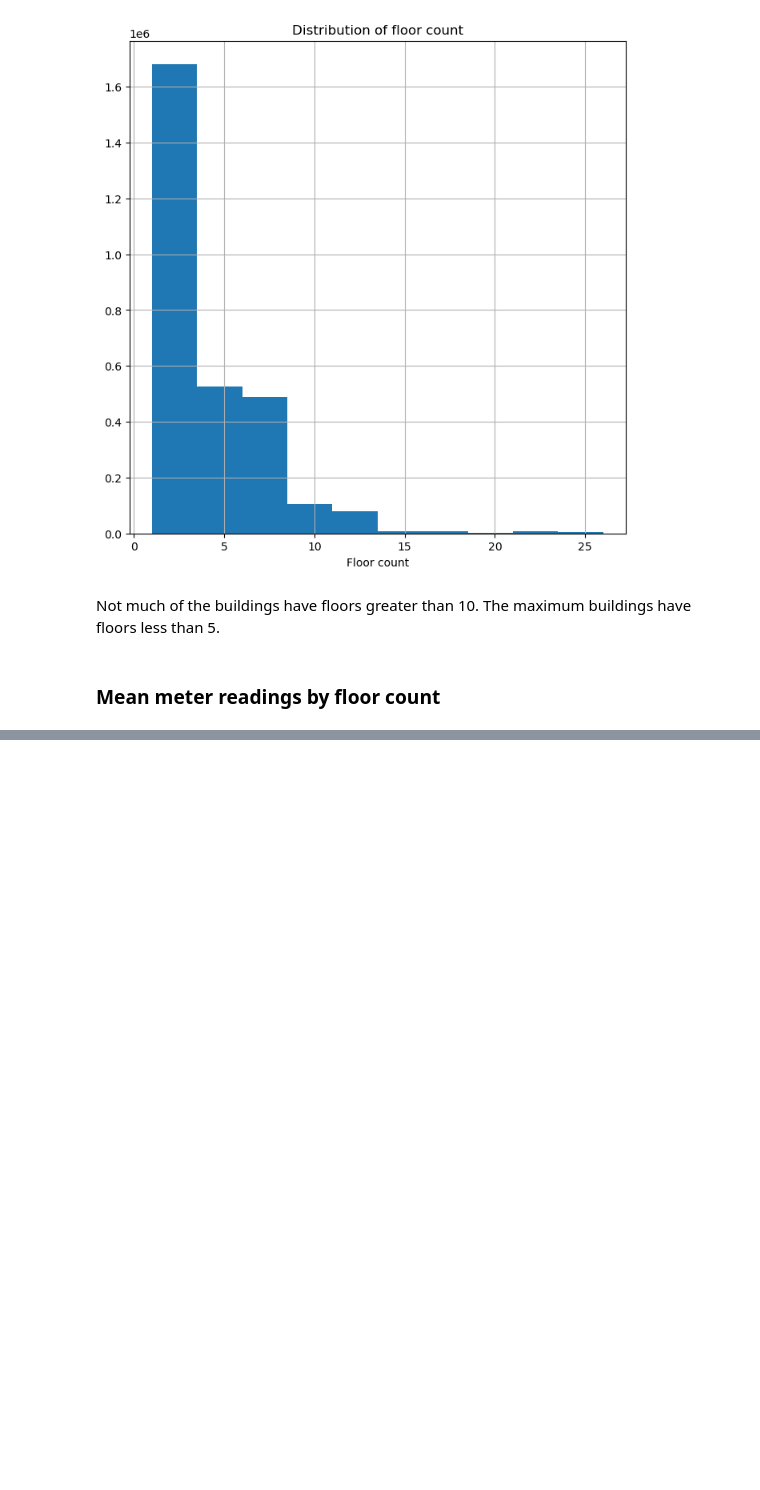
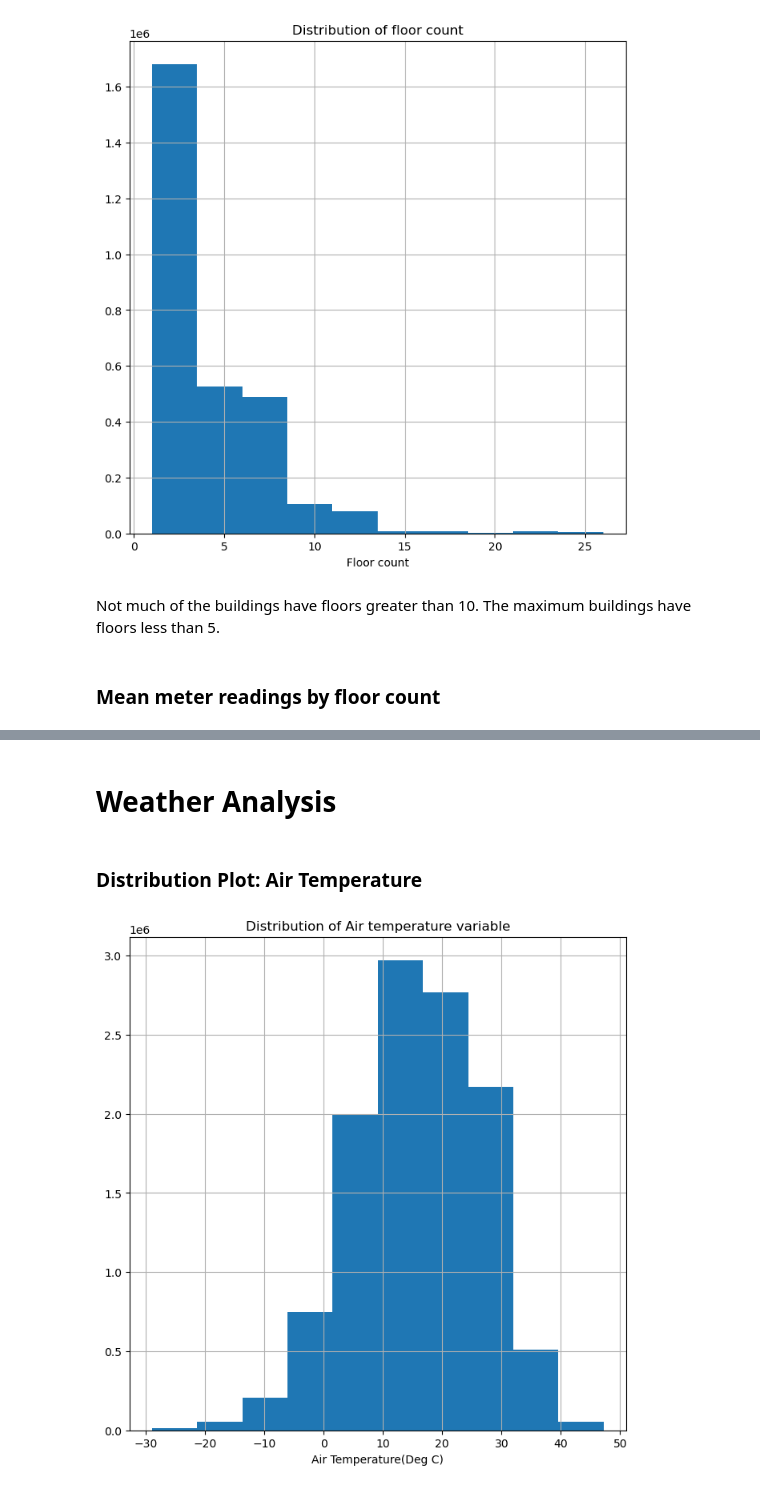
Before and after one commit to goksu-uzunturk/DI502_ElectricityPrediction, a Jupyter notebook: notebooks/EDA.ipynb, the cells around one changed output, grey strips where cells are left out. Cells and saved outputs as stored; diff of their text form; code cells hidden in the pictures; blank space fills up the shorter version.

```diff
--- a/notebooks/EDA.ipynb
+++ b/notebooks/EDA.ipynb
@@ -314,0 +344,12 @@ NotImplementedError: agg function failed [how->median,dtype->float32]
+# %% [markdown]
+# Weather Analysis
+# %% [markdown]
+### Distribution Plot: Air Temperature
+# %%
+plt.figure(figsize=(8,8))
+train['air_temperature'].dropna().hist()
+plt.xlabel("Air Temperature(Deg C)")
+plt.title("Distribution of Air temperature variable")
+plt.show()
+# %% [output]
+[figure, added]
```
Also changed, not shown: parts of 19 cells of this notebook.
